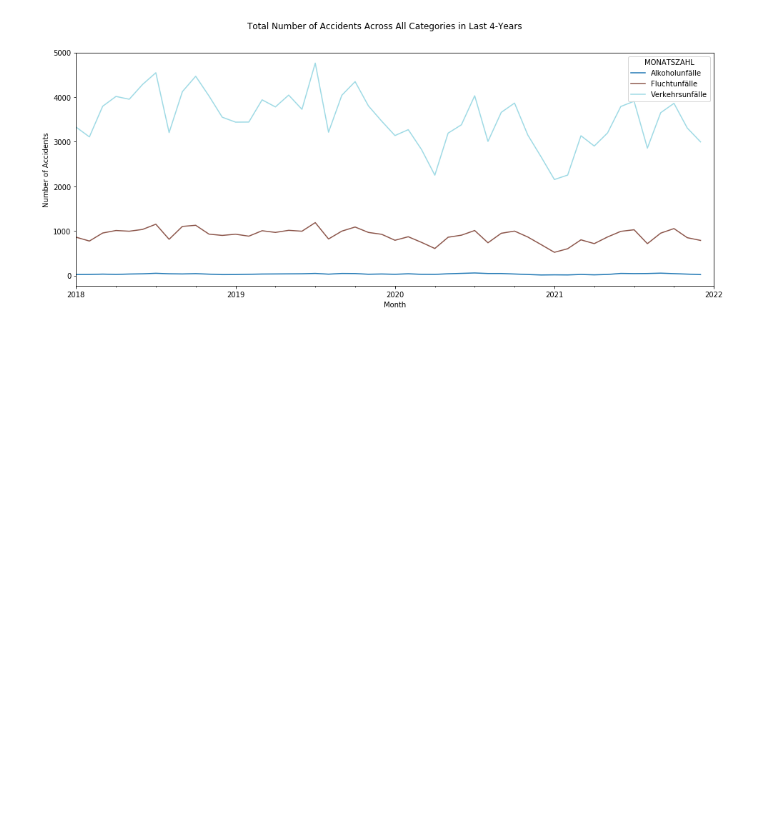
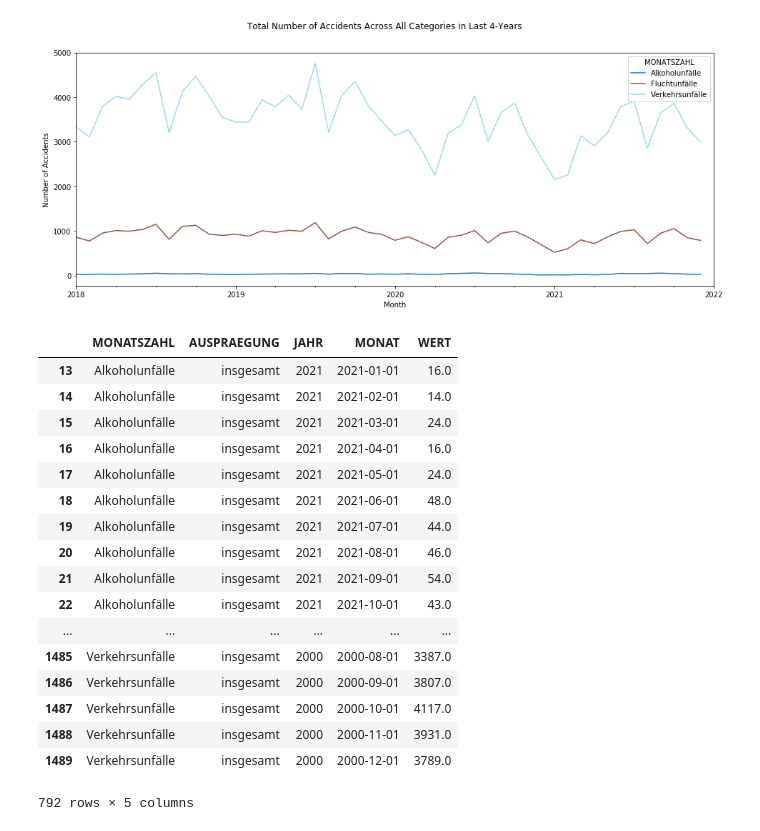
Before and after one commit to vocalcodes/dps_AI_challenge, a Jupyter notebook: main.ipynb, the cells around one changed output. Drawn from its saved outputs; the diff is of its cells as text; code cells hidden in the pictures; blank space fills up the shorter version.

```diff
--- a/main.ipynb
+++ b/main.ipynb
@@ -192,0 +187,21 @@ plt.show()
+# %%
+df
+# %% [output]
+|  | MONATSZAHL | AUSPRAEGUNG | JAHR | MONAT | WERT |
+| 13 | Alkoholunfälle | insgesamt | 2021 | 2021-01-01 | 16.0 |
+| 14 | Alkoholunfälle | insgesamt | 2021 | 2021-02-01 | 14.0 |
+| 15 | Alkoholunfälle | insgesamt | 2021 | 2021-03-01 | 24.0 |
+| 16 | Alkoholunfälle | insgesamt | 2021 | 2021-04-01 | 16.0 |
+| 17 | Alkoholunfälle | insgesamt | 2021 | 2021-05-01 | 24.0 |
+| 18 | Alkoholunfälle | insgesamt | 2021 | 2021-06-01 | 48.0 |
+| 19 | Alkoholunfälle | insgesamt | 2021 | 2021-07-01 | 44.0 |
+| 20 | Alkoholunfälle | insgesamt | 2021 | 2021-08-01 | 46.0 |
+| 21 | Alkoholunfälle | insgesamt | 2021 | 2021-09-01 | 54.0 |
+| 22 | Alkoholunfälle | insgesamt | 2021 | 2021-10-01 | 43.0 |
+| ... | ... | ... | ... | ... | ... |
+| 1485 | Verkehrsunfälle | insgesamt | 2000 | 2000-08-01 | 3387.0 |
+| 1486 | Verkehrsunfälle | insgesamt | 2000 | 2000-09-01 | 3807.0 |
+| 1487 | Verkehrsunfälle | insgesamt | 2000 | 2000-10-01 | 4117.0 |
+| 1488 | Verkehrsunfälle | insgesamt | 2000 | 2000-11-01 | 3931.0 |
+| 1489 | Verkehrsunfälle | insgesamt | 2000 | 2000-12-01 | 3789.0 |
+792 rows × 5 columns
```
Also changed, not shown: parts of 20 cells of this notebook, 1 other file.
